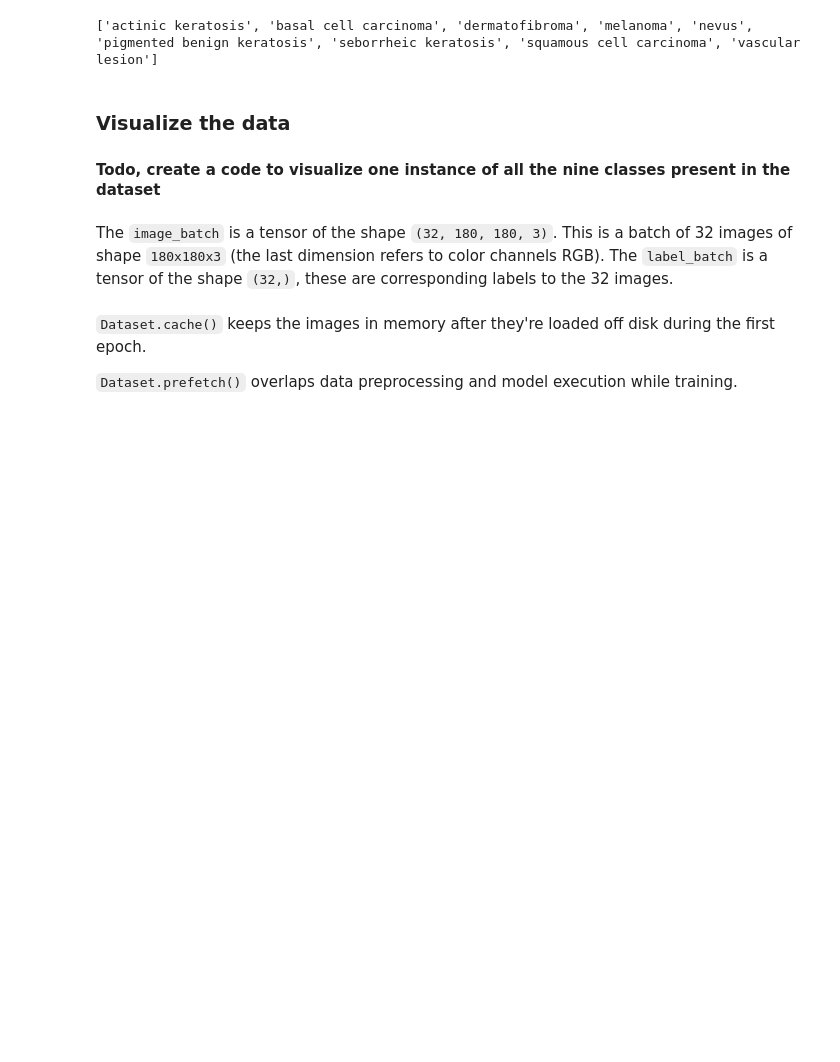
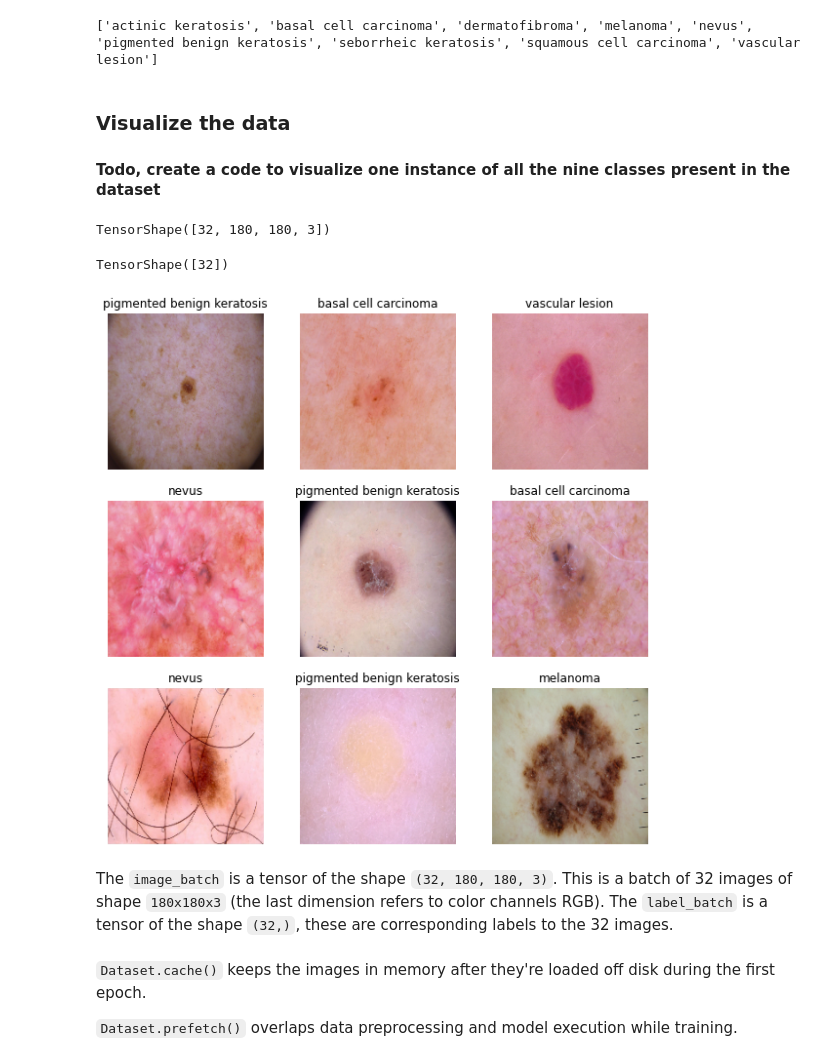
Before and after one commit to santoshramakumar/Melanoma-detection-CNN-, a Jupyter notebook: Assignment_CNN_Skin_Cancer(melanoma ).ipynb, the cells around one changed output. Drawn from its saved outputs; the diff is of its cells as text; code cells hidden in the pictures; blank space fills up the shorter version.

```diff
--- a/Assignment_CNN_Skin_Cancer(melanoma ).ipynb
+++ b/Assignment_CNN_Skin_Cancer(melanoma ).ipynb
@@ -98,3 +154,23 @@ import matplotlib.pyplot as plt
+# %%
+# check the shape of image_batch
+image_batch.shape
+# %% [output]
+TensorShape([32, 180, 180, 3])
+# %%
+# check the shape of label_batch
+label_batch.shape
+# %% [output]
+TensorShape([32])
+# %%
+plt.figure(figsize=(10, 10))
+for images, labels in train_ds.take(1):
+  for i in range(9):
+    ax = plt.subplot(3, 3, i + 1)
+    plt.imshow(images[i].numpy().astype("uint8"))
+    plt.title(class_names[labels[i]])
+    plt.axis("off")
+# %% [output]
+[figure, added]
 # %% [markdown]
 The `image_batch` is a tensor of the shape `(32, 180, 180, 3)`. This is a batch of 32 images of shape `180x180x3` (the last dimension refers to color channels RGB). The `label_batch` is a tensor of the shape `(32,)`, these are corresponding labels to the 32 images.
 # %% [markdown]
```
Also changed, not shown: parts of 51 cells of this notebook.
